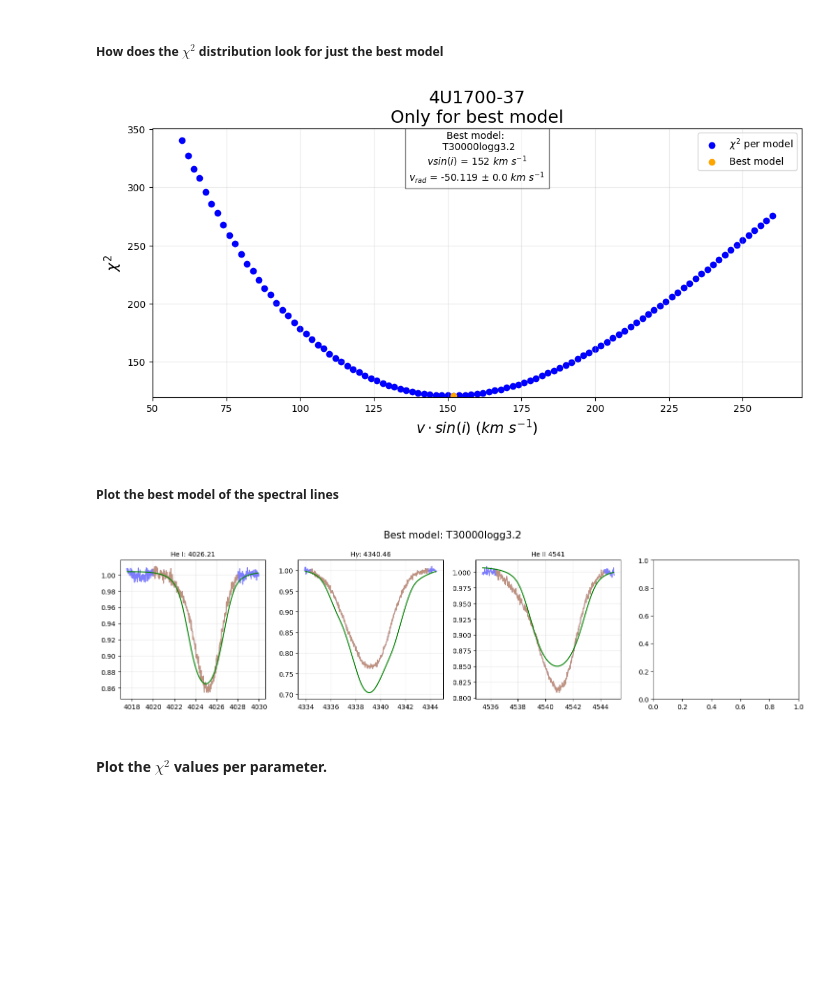
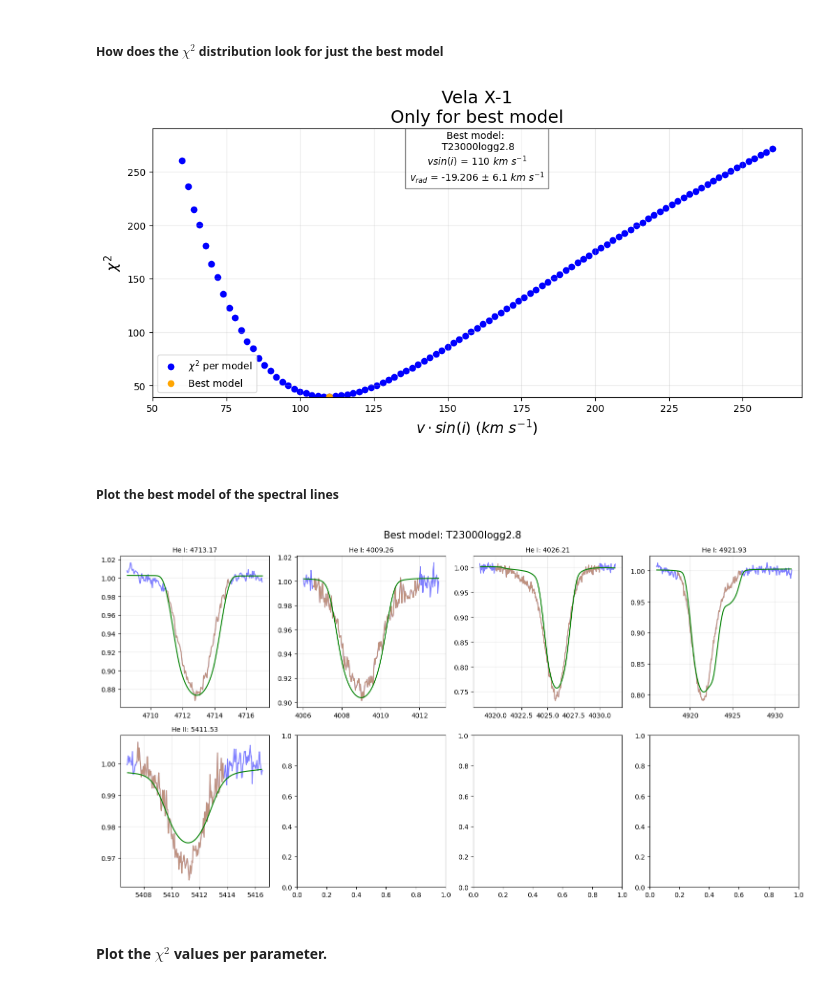
Before and after one commit to LvV210/MasterProject, a Jupyter notebook: ModelFitting/Analysis_GridSearch.ipynb, the cells around one changed output. Cells and saved outputs as stored; diff of their text form; code cells hidden in the pictures; blank space fills up the shorter version.

```diff
--- a/ModelFitting/Analysis_GridSearch.ipynb
+++ b/ModelFitting/Analysis_GridSearch.ipynb
@@ -19,14 +19,14 @@ from functions import import_spectra
 # %% [markdown]
 #### Set initial parameters
 # %%
-object_name = '4U1700-37'
+object_name = 'Vela X-1'
 object_ = object_name_to_save_name(object_name)
 today = date.today()
 # %% [markdown]
 ##### Import the data
 # %%
 # Get file path
-folder_path = '/mnt/c/Users/luukv/Documenten/NatuurSterrkenkundeMasterProject/CodeMP/MasterProject/ModelFitting/FitResults/'
+folder_path = '/mnt/c/Users/luukv/Documenten/NatuurSterrkenkundeMasterProject/CodeMP/MasterProject/ModelFitting/FitResults(logg)/'
 subfolders = [subfolder for subfolder in os.listdir(folder_path) if os.path.isdir(os.path.join(folder_path, subfolder))]
 
 # Get the right folder for the object
@@ -57,7 +57,7 @@ with open(file_path, 'r') as file:
             object_name = parts[2].strip()
         elif parts[0] == 'FolderPath: ':
             grid_search_info['FolderPath'] = parts[1].strip()
-            folder_path = parts[1].strip()
+            folder_path1 = parts[1].strip()
         elif parts[0] == 'Galaxy: ':
             grid_search_info['Galaxy'] = parts[2].strip()
             galaxy = parts[2].strip()
@@ -191,22 +191,21 @@ plt.ylim(min(min_chi2_list) * 0.99, max(min_chi2_list) * 1.15)
 plt.grid(alpha=0.25)
 plt.legend(loc='best')
 
-plt.savefig(f"../Plots/{object_}/GridSearchAnalysis({today}).png")
+# plt.savefig(f"../Plots/{object_}/GridSearchAnalysis({today}).png")
 
 plt.show()
 # %% [output]
-[figure, old version]
+[figure, new version]
 # %% [markdown]
 ##### Plot the best model of the spectral lines
 # %%
 spectra = import_spectra(object_)
 models = import_models_quickload(galaxy)
 spectral_lines = lines_model_fit(object_name)
 
-plot_best_model(spectra, models, spectral_lines, best_model, vrad, extract_vsini(vsini_best),
-                save=(folder_path + f'BestModel.png'))
+plot_best_model(spectra, models, spectral_lines, best_model, vrad, extract_vsini(vsini_best))#, save=(folder_path + f'BestModel.png'))
 # %% [output]
-[figure, old version]
+[figure, new version]
 # %% [markdown]
 #### Plot the $\chi^{2}$ values per parameter.
 # %% [markdown]
```
Also changed, not shown: parts of 10 cells of this notebook, 14 other files.
